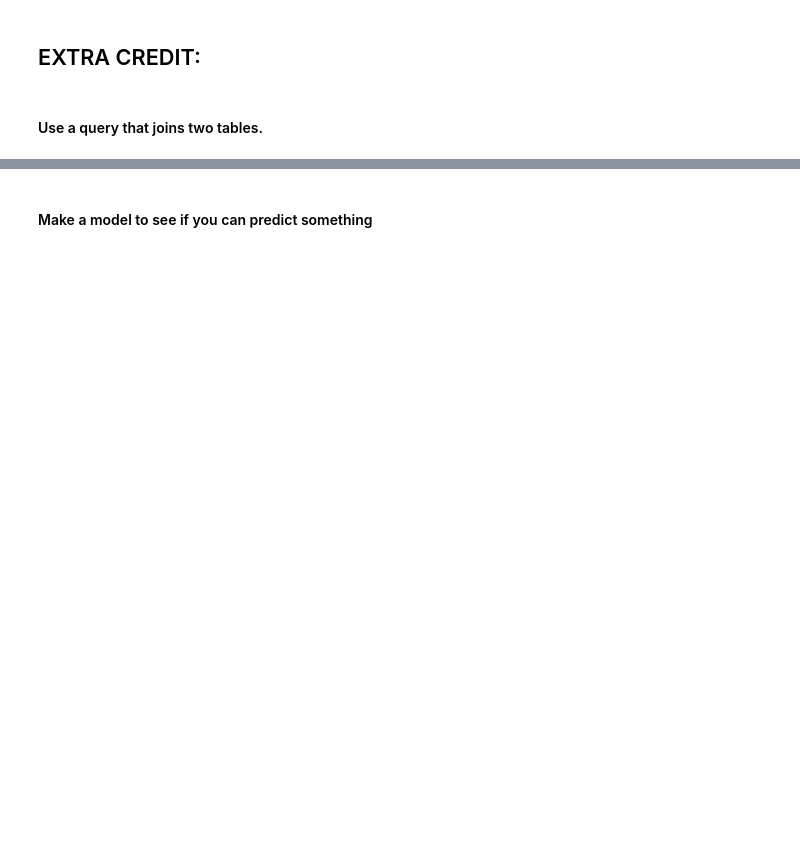
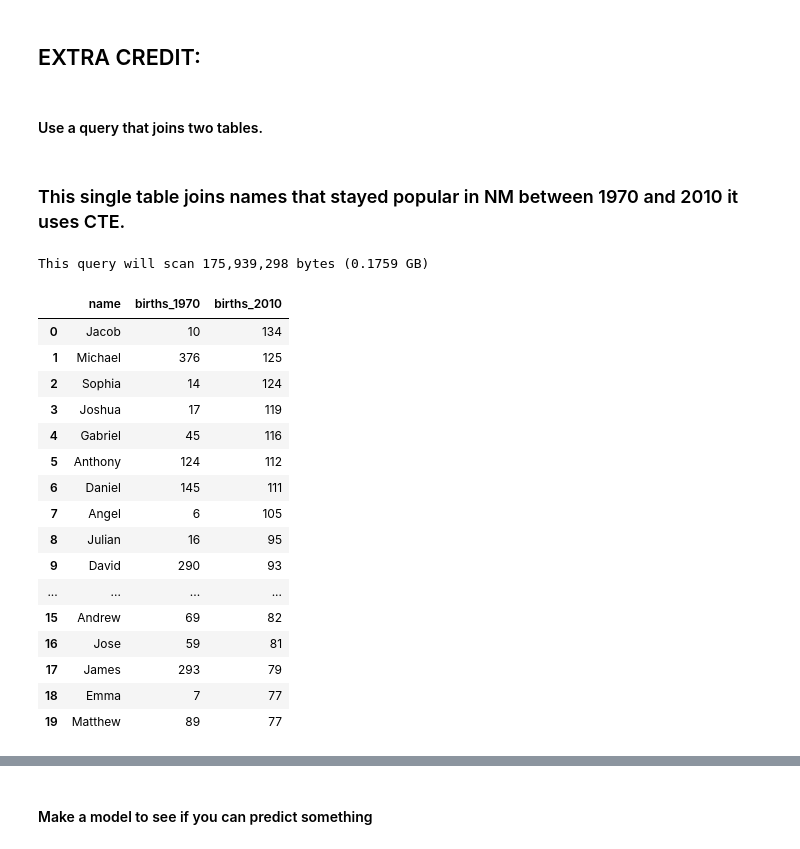
Before and after one commit to cyeef/Data-Science-Portfolio-C21-, a Jupyter notebook: Projects/Project-3/SQL.2-BQ.project.template.ipynb, the cells around one changed output, grey strips where cells are left out. Drawn from its saved outputs; the diff is of its cells as text; code cells hidden in the pictures; blank space fills up the shorter version.

```diff
--- a/Projects/Project-3/SQL.2-BQ.project.template.ipynb
+++ b/Projects/Project-3/SQL.2-BQ.project.template.ipynb
@@ -531,3 +622,47 @@ Make some cool plots to go with your data. Write SQL queries to get ONLY the inf
 ## EXTRA CREDIT:
 # %% [markdown]
 #### Use a query that joins two tables.
+# %% [markdown]
+### This single table joins names that stayed popular in NM between 1970 and 2010 it uses CTE.
+# %%
+query = """
+    WITH y1970 AS (
+        SELECT name, SUM(number) AS births_1970
+        FROM `bigquery-public-data.usa_names.usa_1910_current`
+        WHERE state = 'NM' AND year = 1970
+        GROUP BY name
+    ),
+    y2010 AS (
+        SELECT name, SUM(number) AS births_2010
+        FROM `bigquery-public-data.usa_names.usa_1910_current`
+        WHERE state = 'NM' AND year = 2010
+        GROUP BY name
+    )
+    SELECT a.name, a.births_1970, b.births_2010
+    FROM y1970 a
+    JOIN y2010 b ON a.name = b.name
+    ORDER BY b.births_2010 DESC
+    LIMIT 20
+"""
+dry_run(query)
+df = run_sql(query)
+df
+# %% [output]
+This query will scan 175,939,298 bytes (0.1759 GB)
+|  | name | births_1970 | births_2010 |
+| 0 | Jacob | 10 | 134 |
+| 1 | Michael | 376 | 125 |
+| 2 | Sophia | 14 | 124 |
+| 3 | Joshua | 17 | 119 |
+| 4 | Gabriel | 45 | 116 |
+| 5 | Anthony | 124 | 112 |
+| 6 | Daniel | 145 | 111 |
+| 7 | Angel | 6 | 105 |
+| 8 | Julian | 16 | 95 |
+| 9 | David | 290 | 93 |
+| ... | ... | ... | ... |
+| 15 | Andrew | 69 | 82 |
+| 16 | Jose | 59 | 81 |
+| 17 | James | 293 | 79 |
+| 18 | Emma | 7 | 77 |
+| 19 | Matthew | 89 | 77 |
```
Also changed, not shown: parts of 20 cells of this notebook.
